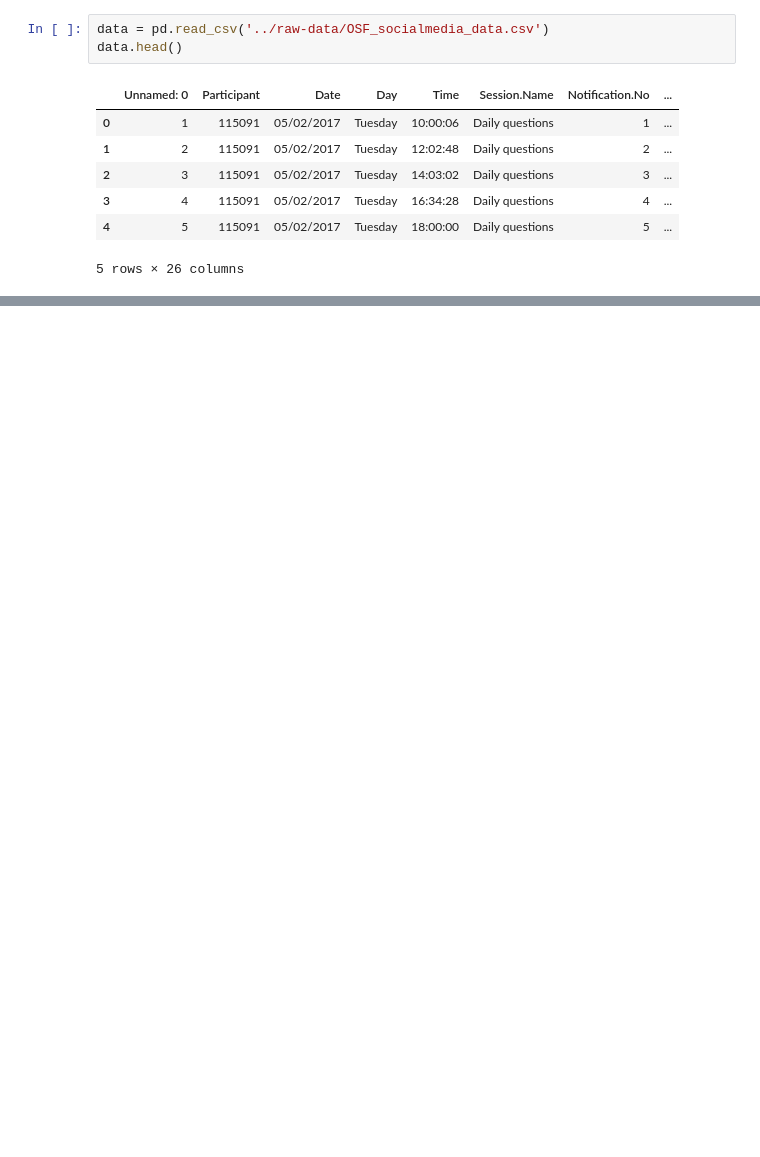
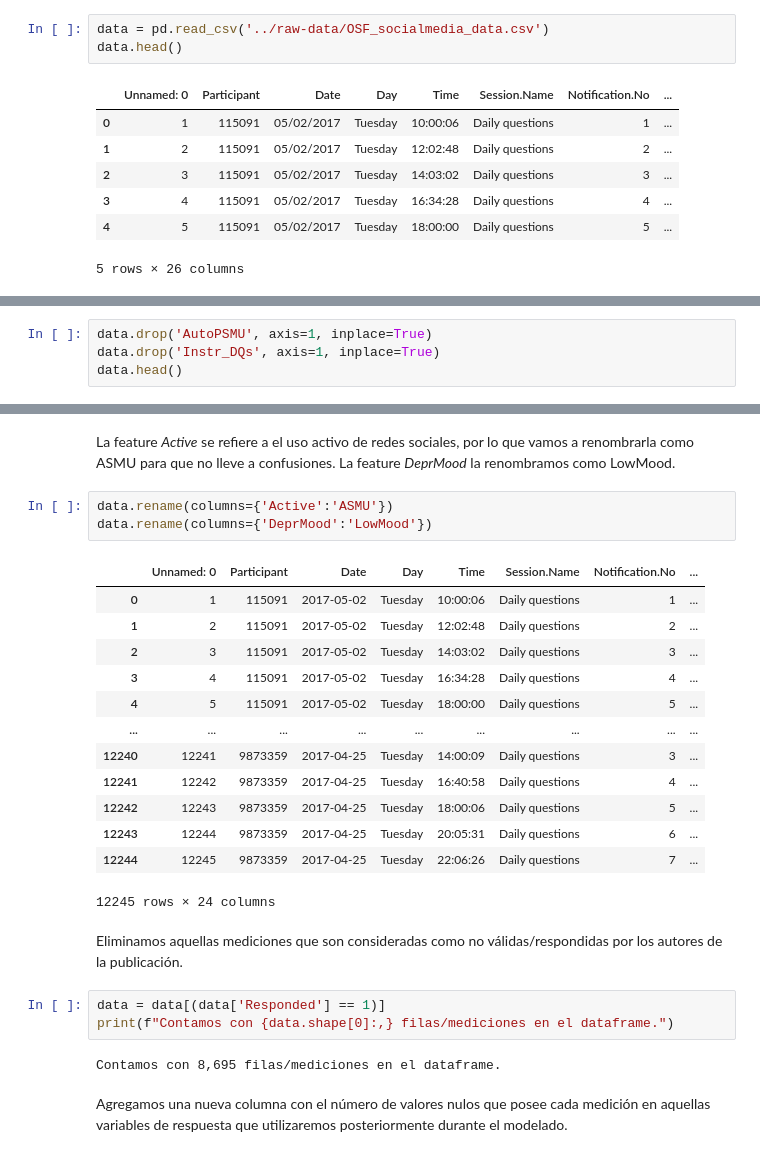
Before and after one commit to serNAVARRO7/AISaturdays-depresion-rrss, a Jupyter notebook: scripts/depresion-rrss.ipynb, the cells around one changed output, grey strips where cells are left out. Drawn from its saved outputs; the diff is of its cells as text; blank space fills up the shorter version.

```diff
--- a/scripts/depresion-rrss.ipynb
+++ b/scripts/depresion-rrss.ipynb
@@ -89,0 +130,4 @@ Name: Active, Length: 100, dtype: int64
+# %%
+data.drop('AutoPSMU', axis=1, inplace=True)
+data.drop('Instr_DQs', axis=1, inplace=True)
+data.head()
@@ -89,0 +142,28 @@ Name: Active, Length: 100, dtype: int64
+# %% [markdown]
+La feature *Active* se refiere a el uso activo de redes sociales, por lo que vamos a renombrarla como ASMU para que no lleve a confusiones. La feature *DeprMood* la renombramos como LowMood.
+# %%
+data.rename(columns={'Active':'ASMU'})
+data.rename(columns={'DeprMood':'LowMood'})
+# %% [output]
+|  | Unnamed: 0 | Participant | Date | Day | Time | Session.Name | Notification.No | ... |
+| 0 | 1 | 115091 | 2017-05-02 | Tuesday | 10:00:06 | Daily questions | 1 | ... |
+| 1 | 2 | 115091 | 2017-05-02 | Tuesday | 12:02:48 | Daily questions | 2 | ... |
+| 2 | 3 | 115091 | 2017-05-02 | Tuesday | 14:03:02 | Daily questions | 3 | ... |
+| 3 | 4 | 115091 | 2017-05-02 | Tuesday | 16:34:28 | Daily questions | 4 | ... |
+| 4 | 5 | 115091 | 2017-05-02 | Tuesday | 18:00:00 | Daily questions | 5 | ... |
+| ... | ... | ... | ... | ... | ... | ... | ... | ... |
+| 12240 | 12241 | 9873359 | 2017-04-25 | Tuesday | 14:00:09 | Daily questions | 3 | ... |
+| 12241 | 12242 | 9873359 | 2017-04-25 | Tuesday | 16:40:58 | Daily questions | 4 | ... |
+| 12242 | 12243 | 9873359 | 2017-04-25 | Tuesday | 18:00:06 | Daily questions | 5 | ... |
+| 12243 | 12244 | 9873359 | 2017-04-25 | Tuesday | 20:05:31 | Daily questions | 6 | ... |
+| 12244 | 12245 | 9873359 | 2017-04-25 | Tuesday | 22:06:26 | Daily questions | 7 | ... |
+12245 rows × 24 columns
+# %% [markdown]
+Eliminamos aquellas mediciones que son consideradas como no válidas/respondidas por los autores de la publicación.
+# %%
+data = data[(data['Responded'] == 1)]
+print(f"Contamos con {data.shape[0]:,} filas/mediciones en el dataframe.")
+# %% [output]
+Contamos con 8,695 filas/mediciones en el dataframe.
+# %% [markdown]
+Agregamos una nueva columna con el número de valores nulos que posee cada medición en aquellas variables de respuesta que utilizaremos posteriormente durante el modelado.
```
Also changed, not shown: parts of 23 cells of this notebook, 1 other file.
